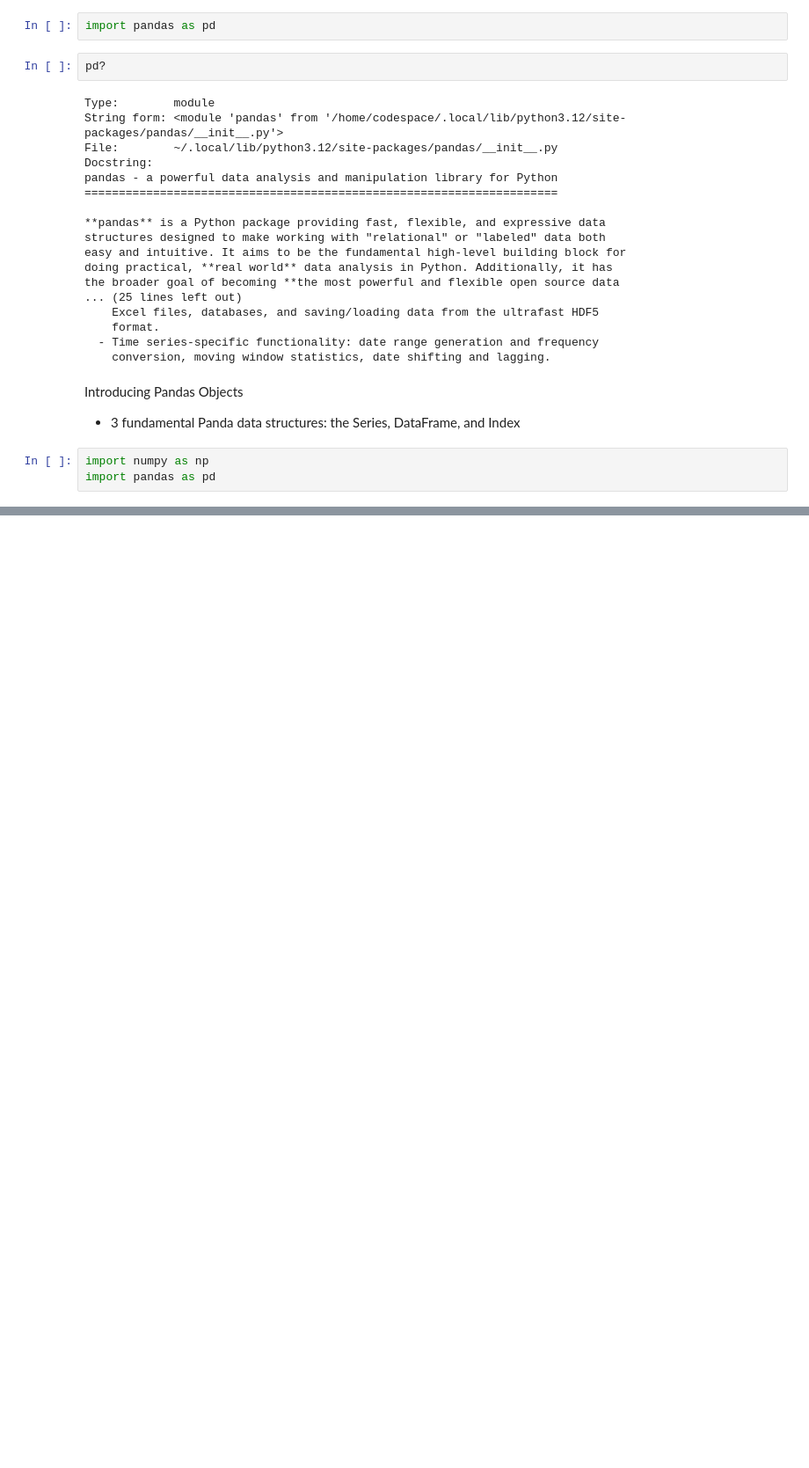
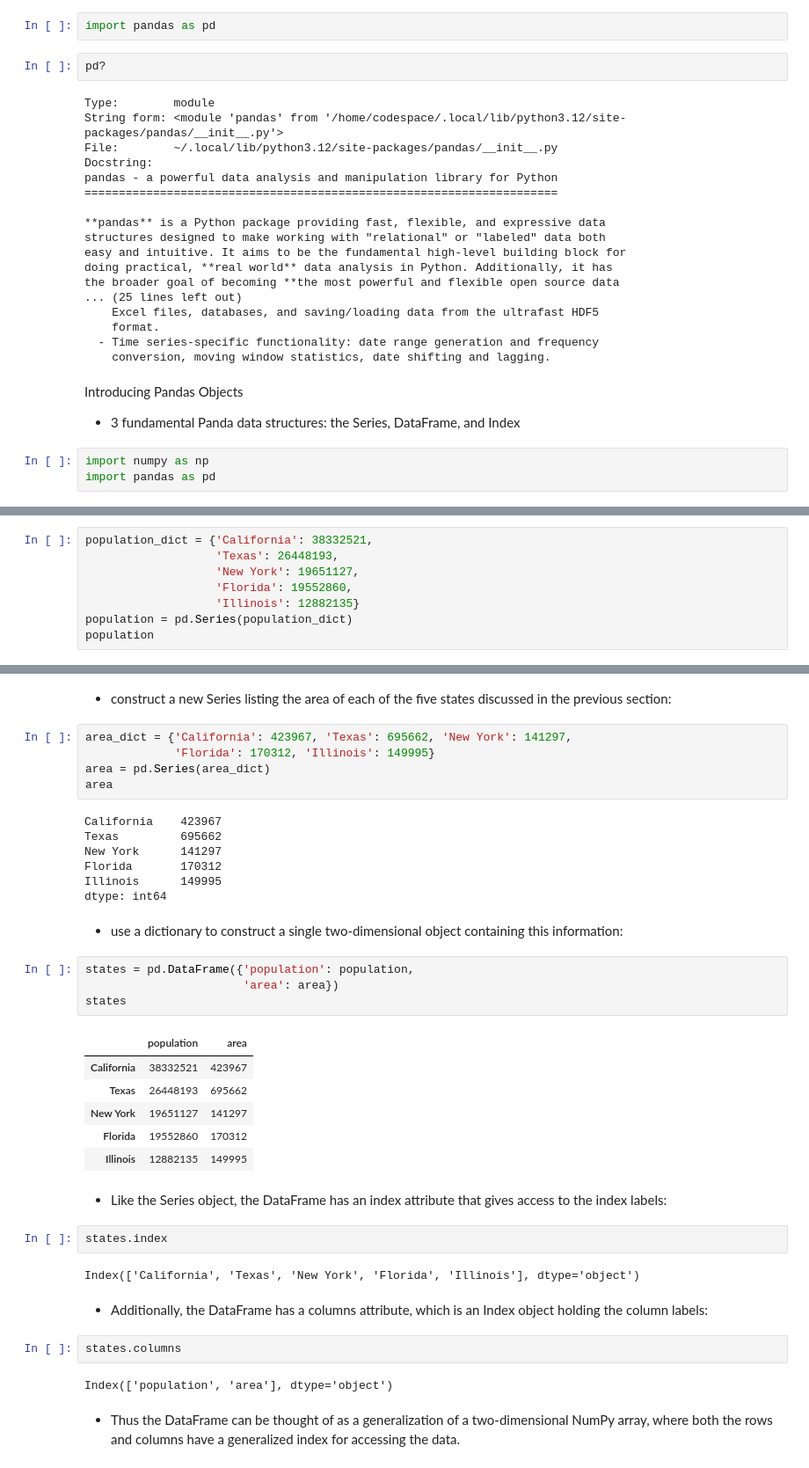
Before and after one commit to kaylamwong/Concepts-Overview-, a Jupyter notebook: Week 8: Structured Data Management with Data Frames (Introduction to Pandas) + What are Data Frames?.ipynb, the cells around one changed output, grey strips where cells are left out. Shown: that part at 88% size. Drawn from its saved outputs; the diff is of its cells as text; blank space fills up the shorter version.

```diff
--- a/Week 8: Structured Data Management with Data Frames (Introduction to Pandas) + What are Data Frames?.ipynb
+++ b/Week 8: Structured Data Management with Data Frames (Introduction to Pandas) + What are Data Frames?.ipynb
@@ -582,0 +666,8 @@ import pandas as pd
+# %%
+population_dict = {'California': 38332521,
+                   'Texas': 26448193,
+                   'New York': 19651127,
+                   'Florida': 19552860,
+                   'Illinois': 12882135}
+population = pd.Series(population_dict)
+population
@@ -582,0 +748,41 @@ import pandas as pd
+# %% [markdown]
+- construct a new Series listing the area of each of the five states discussed in the previous section:
+# %%
+area_dict = {'California': 423967, 'Texas': 695662, 'New York': 141297,
+             'Florida': 170312, 'Illinois': 149995}
+area = pd.Series(area_dict)
+area
+# %% [output]
+California    423967
+Texas         695662
+New York      141297
+Florida       170312
+Illinois      149995
+dtype: int64
+# %% [markdown]
+- use a dictionary to construct a single two-dimensional object containing this information:
+# %%
+states = pd.DataFrame({'population': population,
+                       'area': area})
+states
+# %% [output]
+|  | population | area |
+| California | 38332521 | 423967 |
+| Texas | 26448193 | 695662 |
+| New York | 19651127 | 141297 |
+| Florida | 19552860 | 170312 |
+| Illinois | 12882135 | 149995 |
+# %% [markdown]
+- Like the Series object, the DataFrame has an index attribute that gives access to the index labels:
+# %%
+states.index
+# %% [output]
+Index(['California', 'Texas', 'New York', 'Florida', 'Illinois'], dtype='object')
+# %% [markdown]
+- Additionally, the DataFrame has a columns attribute, which is an Index object holding the column labels:
+# %%
+states.columns
+# %% [output]
+Index(['population', 'area'], dtype='object')
+# %% [markdown]
+- Thus the DataFrame can be thought of as a generalization of a two-dimensional NumPy array, where both the rows and columns have a generalized index for accessing the data.
```
Also changed, not shown: parts of 69 cells of this notebook.
